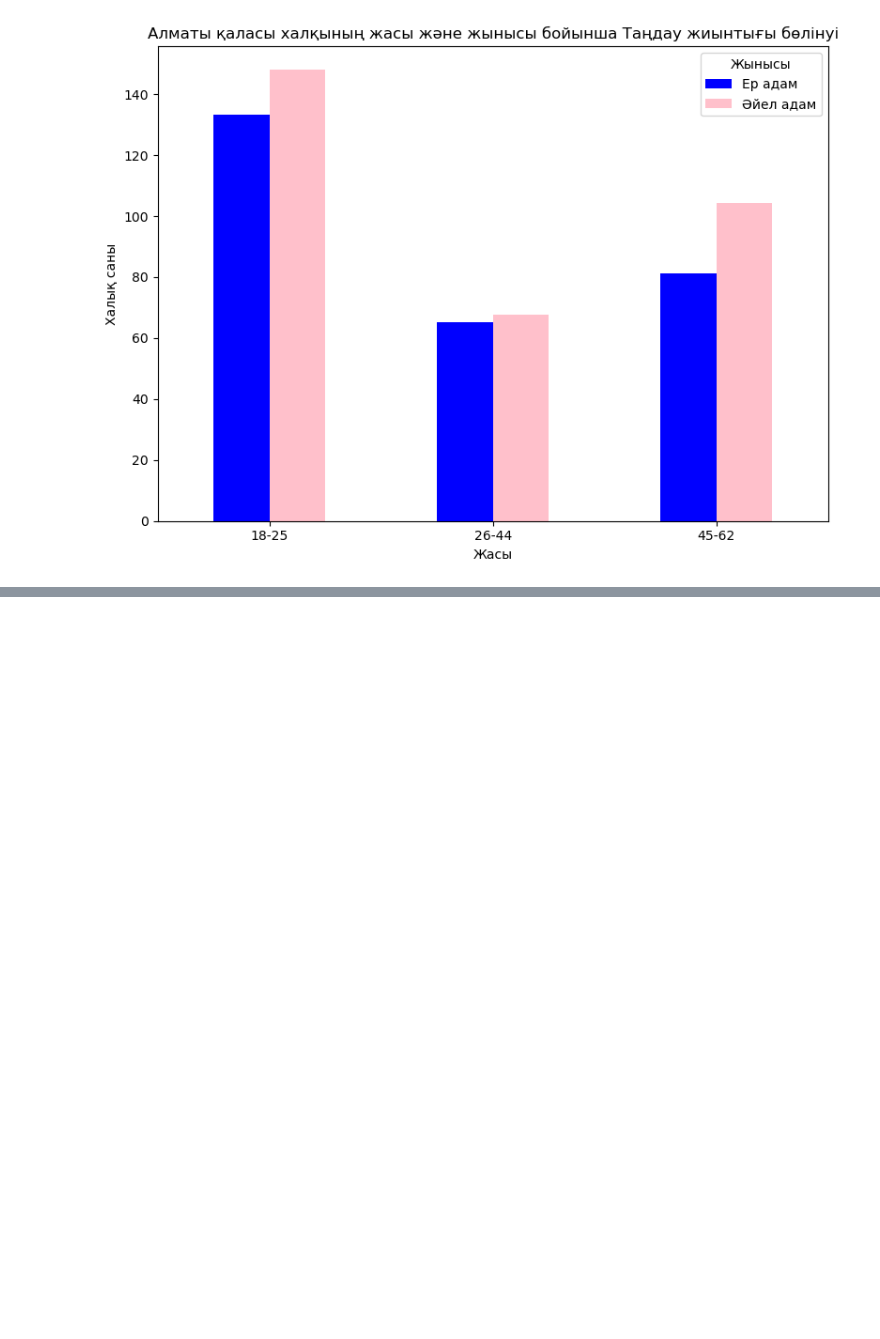
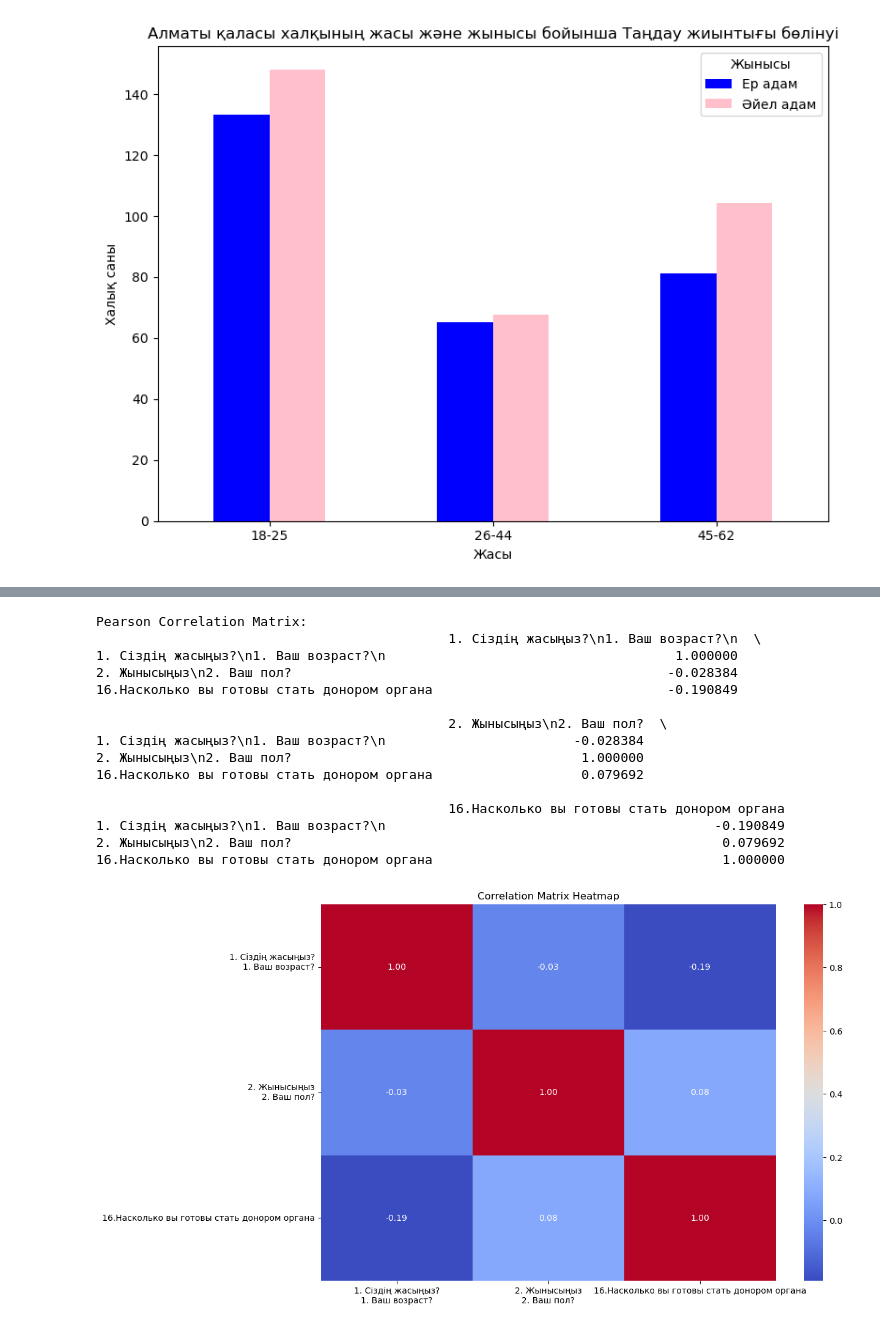
Before and after one commit to alinaskhan/Correlation-analysis, a Jupyter notebook: Analysis.ipynb, the cells around one changed output, grey strips where cells are left out. Drawn from its saved outputs; the diff is of its cells as text; code cells hidden in the pictures; blank space fills up the shorter version.

```diff
--- a/Analysis.ipynb
+++ b/Analysis.ipynb
@@ -149,0 +165,28 @@ df_new.columns = [str(i + 1) for i in range(len(df_new.columns))]
+# %%
+
+# Map age groups to approximate numeric values
+age_mapping = {
+    '18-35': 26.5,
+    '36-44': 40,
+    '45-62': 52,
+    '60-74': 67,
+    '75-90': 82.5
+}
+sub_df['1. Сіздің жасыңыз?\n1. Ваш возраст?\n'] = sub_df['1. Сіздің жасыңыз?\n1. Ваш возраст?\n'].map(age_mapping)
+# %%
+# Map gender to numeric values
+gender_mapping = {
+    'Әйел адам / Женщина': 0,
+    'Ер адам / Мужчина': 1
+}
+sub_df['2. Жынысыңыз\n2. Ваш пол?'] = sub_df['2. Жынысыңыз\n2. Ваш пол?'].map(gender_mapping)
+# %%
+# Map string responses to numeric values for question 16
+response_mapping_16 = {
+    'Әрқашан дайынмын / Я всегда готов/а': 5,
+    'Дайын сияқтымын / Я чувствую себя готовым': 4,
+    'Моральды тұрғыда дайын емеспін / Я морально не готов/а': 3,
+    'Мүлдем дайын емеспін / Я совсем не готов/а': 2,
+    'Жауап беруге қиналамын / Я затрудняюсь ответить': 1
+}
+sub_df['16.Насколько вы готовы стать донором органа'] = sub_df['16.Насколько вы готовы стать донором органа'].map(response_mapping_16)
@@ -149,0 +209,34 @@ df_new.columns = [str(i + 1) for i in range(len(df_new.columns))]
+# %%
+# Drop rows with NaN values to ensure accurate correlation analysis
+sub_df = sub_df.dropna()
+
+# Correlation analysis
+correlation_matrix = sub_df.corr(method='pearson')
+
+
+# Display the correlation matrix
+print("Pearson Correlation Matrix:")
+print(correlation_matrix)
+
+# Optionally, plot a heatmap for better visualization
+plt.figure(figsize=(12, 8))
+sns.heatmap(correlation_matrix, annot=True, fmt='.2f', cmap='coolwarm')
+plt.title('Correlation Matrix Heatmap')
+plt.show()
+# %% [output]
+Pearson Correlation Matrix:
+                                             1. Сіздің жасыңыз?\n1. Ваш возраст?\n  \
+1. Сіздің жасыңыз?\n1. Ваш возраст?\n                                     1.000000
+2. Жынысыңыз\n2. Ваш пол?                                                -0.028384
+16.Насколько вы готовы стать донором органа                              -0.190849
+
+                                             2. Жынысыңыз\n2. Ваш пол?  \
+1. Сіздің жасыңыз?\n1. Ваш возраст?\n                        -0.028384
+2. Жынысыңыз\n2. Ваш пол?                                     1.000000
+16.Насколько вы готовы стать донором органа                   0.079692
+
+                                             16.Насколько вы готовы стать донором органа
+1. Сіздің жасыңыз?\n1. Ваш возраст?\n                                          -0.190849
+2. Жынысыңыз\n2. Ваш пол?                                                       0.079692
+16.Насколько вы готовы стать донором органа                                     1.000000
+[figure, added]
```
Also changed, not shown: parts of 38 cells of this notebook, 1 other file.
